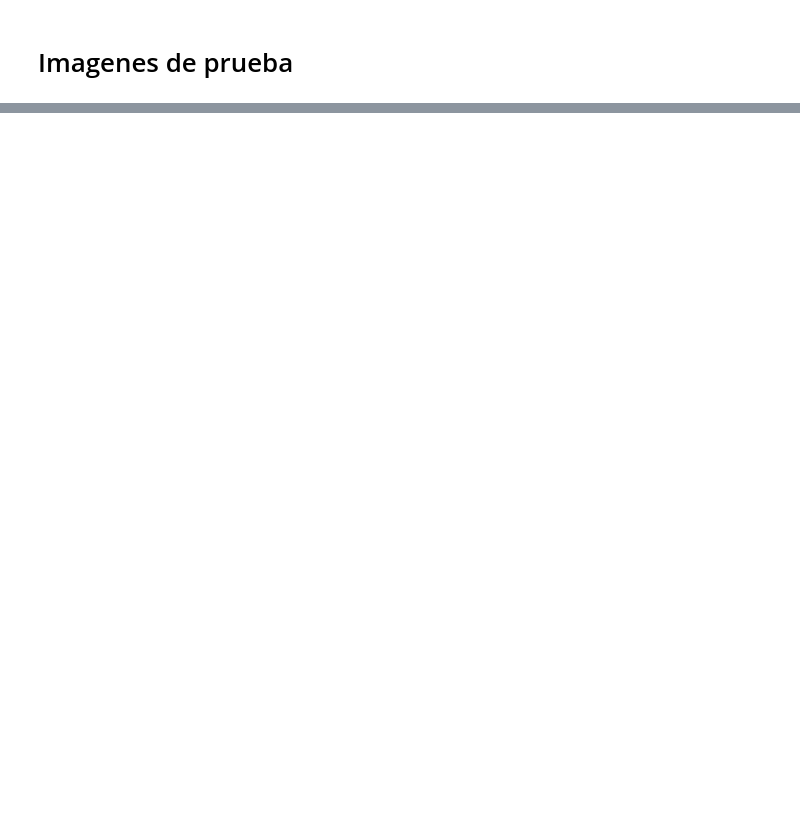
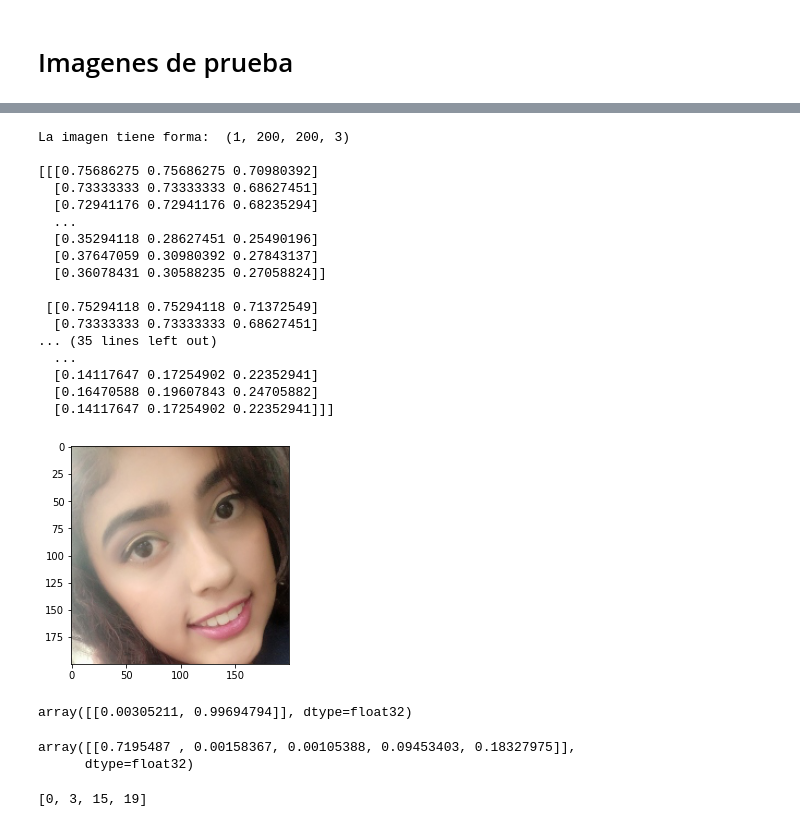
Before and after one commit to vachaconcu/Mineriadatos, a Jupyter notebook: Modelos.ipynb, the cells around one changed output, grey strips where cells are left out. Cells and saved outputs as stored; diff of their text form; code cells hidden in the pictures; blank space fills up the shorter version.

```diff
--- a/Modelos.ipynb
+++ b/Modelos.ipynb
@@ -65,14 +104,48 @@ table.columns=["y_test","i","prob_max","pred"]
 # %%
+from skimage import io
+import matplotlib.pyplot as plt
 Idw=[]
-image=io.imread('/content/drive/My Drive/Mineria/imagen.jpg')
+image=io.imread('/content/drive/My Drive/imma.jpg')
 plt.imshow(image)
 
 Idata=np.array(image)/255
-Idw.append(x_test2[1])
+Idw.append(Idata)
 
 x_train_mean = np.mean(x_train, axis=0)
 Idw=np.array(Idw)
 Idw -= x_train_mean
 
 print("\nLa imagen tiene forma: ",Idw.shape,"\n")
 print(Idata)
+# %% [output]
+La imagen tiene forma:  (1, 200, 200, 3)
+
+[[[0.75686275 0.75686275 0.70980392]
+  [0.73333333 0.73333333 0.68627451]
+  [0.72941176 0.72941176 0.68235294]
+  ...
+  [0.35294118 0.28627451 0.25490196]
+  [0.37647059 0.30980392 0.27843137]
+  [0.36078431 0.30588235 0.27058824]]
+
+ [[0.75294118 0.75294118 0.71372549]
+  [0.73333333 0.73333333 0.68627451]
+... (35 lines left out)
+  ...
+  [0.14117647 0.17254902 0.22352941]
+  [0.16470588 0.19607843 0.24705882]
+  [0.14117647 0.17254902 0.22352941]]]
+[figure, added]
+# %%
+models.predict(Idw[0:1])
+# %% [output]
+array([[0.00305211, 0.99694794]], dtype=float32)
+# %%
+modelr.predict(Idw[0:1])
+# %% [output]
+array([[0.7195487 , 0.00158367, 0.00105388, 0.09453403, 0.18327975]],
+      dtype=float32)
+# %%
+bien
+# %% [output]
+[0, 3, 15, 19]
```
Also changed, not shown: parts of 10 cells of this notebook.
